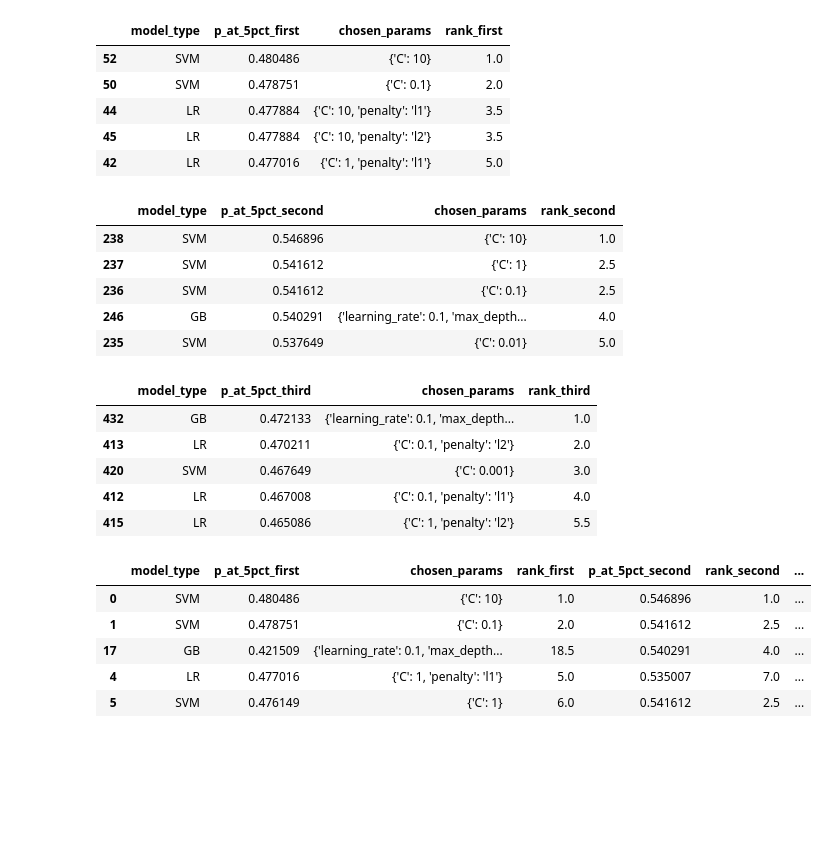
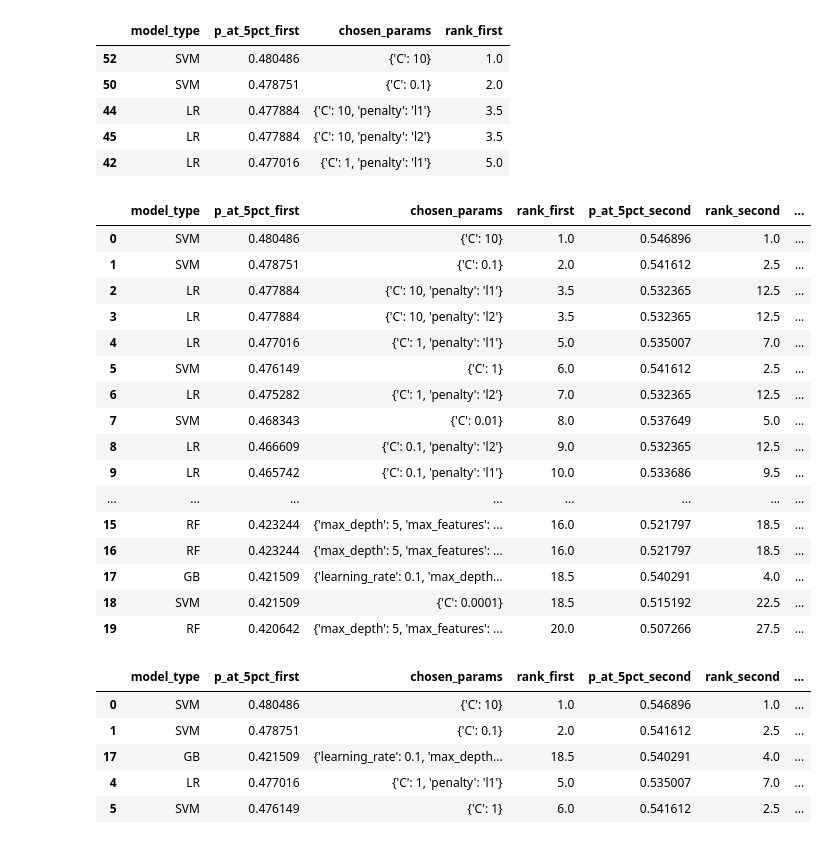
Before and after one commit to angelicavi/capp_ml_spring2020, a Jupyter notebook: run_pipeline.ipynb, the cells around one changed output. Cells and saved outputs as stored; diff of their text form; code cells hidden in the pictures; blank space fills up the shorter version.

```diff
--- a/run_pipeline.ipynb
+++ b/run_pipeline.ipynb
@@ -425,24 +435,28 @@ first_split.head(5)
 | 44 | LR | 0.477884 | {'C': 10, 'penalty': 'l1'} | 3.5 |
 | 45 | LR | 0.477884 | {'C': 10, 'penalty': 'l2'} | 3.5 |
 | 42 | LR | 0.477016 | {'C': 1, 'penalty': 'l1'} | 5.0 |
-# %%
-second_split.head()
-# %% [output]
-|  | model_type | p_at_5pct_second | chosen_params | rank_second |
-| 238 | SVM | 0.546896 | {'C': 10} | 1.0 |
-| 237 | SVM | 0.541612 | {'C': 1} | 2.5 |
-| 236 | SVM | 0.541612 | {'C': 0.1} | 2.5 |
-| 246 | GB | 0.540291 | {'learning_rate': 0.1, 'max_depth... | 4.0 |
-| 235 | SVM | 0.537649 | {'C': 0.01} | 5.0 |
-# %%
-third_split.head(5)
-# %% [output]
-|  | model_type | p_at_5pct_third | chosen_params | rank_third |
-| 432 | GB | 0.472133 | {'learning_rate': 0.1, 'max_depth... | 1.0 |
-| 413 | LR | 0.470211 | {'C': 0.1, 'penalty': 'l2'} | 2.0 |
-| 420 | SVM | 0.467649 | {'C': 0.001} | 3.0 |
-| 412 | LR | 0.467008 | {'C': 0.1, 'penalty': 'l1'} | 4.0 |
-| 415 | LR | 0.465086 | {'C': 1, 'penalty': 'l2'} | 5.5 |
+# %%
+ranks = first_split.merge(second_split, how='inner', on=['model_type', 'chosen_params'])\
+                   .merge(third_split, how='inner', on=['model_type', 'chosen_params'])
+ranks.head(20)
+# %% [output]
+|  | model_type | p_at_5pct_first | chosen_params | rank_first | p_at_5pct_second | rank_second | ... |
+| 0 | SVM | 0.480486 | {'C': 10} | 1.0 | 0.546896 | 1.0 | ... |
+| 1 | SVM | 0.478751 | {'C': 0.1} | 2.0 | 0.541612 | 2.5 | ... |
+| 2 | LR | 0.477884 | {'C': 10, 'penalty': 'l1'} | 3.5 | 0.532365 | 12.5 | ... |
+| 3 | LR | 0.477884 | {'C': 10, 'penalty': 'l2'} | 3.5 | 0.532365 | 12.5 | ... |
+| 4 | LR | 0.477016 | {'C': 1, 'penalty': 'l1'} | 5.0 | 0.535007 | 7.0 | ... |
+| 5 | SVM | 0.476149 | {'C': 1} | 6.0 | 0.541612 | 2.5 | ... |
+| 6 | LR | 0.475282 | {'C': 1, 'penalty': 'l2'} | 7.0 | 0.532365 | 12.5 | ... |
+| 7 | SVM | 0.468343 | {'C': 0.01} | 8.0 | 0.537649 | 5.0 | ... |
+| 8 | LR | 0.466609 | {'C': 0.1, 'penalty': 'l2'} | 9.0 | 0.532365 | 12.5 | ... |
+| 9 | LR | 0.465742 | {'C': 0.1, 'penalty': 'l1'} | 10.0 | 0.533686 | 9.5 | ... |
+| ... | ... | ... | ... | ... | ... | ... | ... |
+| 15 | RF | 0.423244 | {'max_depth': 5, 'max_features': ... | 16.0 | 0.521797 | 18.5 | ... |
+| 16 | RF | 0.423244 | {'max_depth': 5, 'max_features': ... | 16.0 | 0.521797 | 18.5 | ... |
+| 17 | GB | 0.421509 | {'learning_rate': 0.1, 'max_depth... | 18.5 | 0.540291 | 4.0 | ... |
+| 18 | SVM | 0.421509 | {'C': 0.0001} | 18.5 | 0.515192 | 22.5 | ... |
+| 19 | RF | 0.420642 | {'max_depth': 5, 'max_features': ... | 20.0 | 0.507266 | 27.5 | ... |
 # %%
 ranks = first_split.merge(second_split, how='inner', on=['model_type', 'chosen_params'])\
                    .merge(third_split, how='inner', on=['model_type', 'chosen_params'])
```
Also changed, not shown: parts of 10 cells of this notebook.
